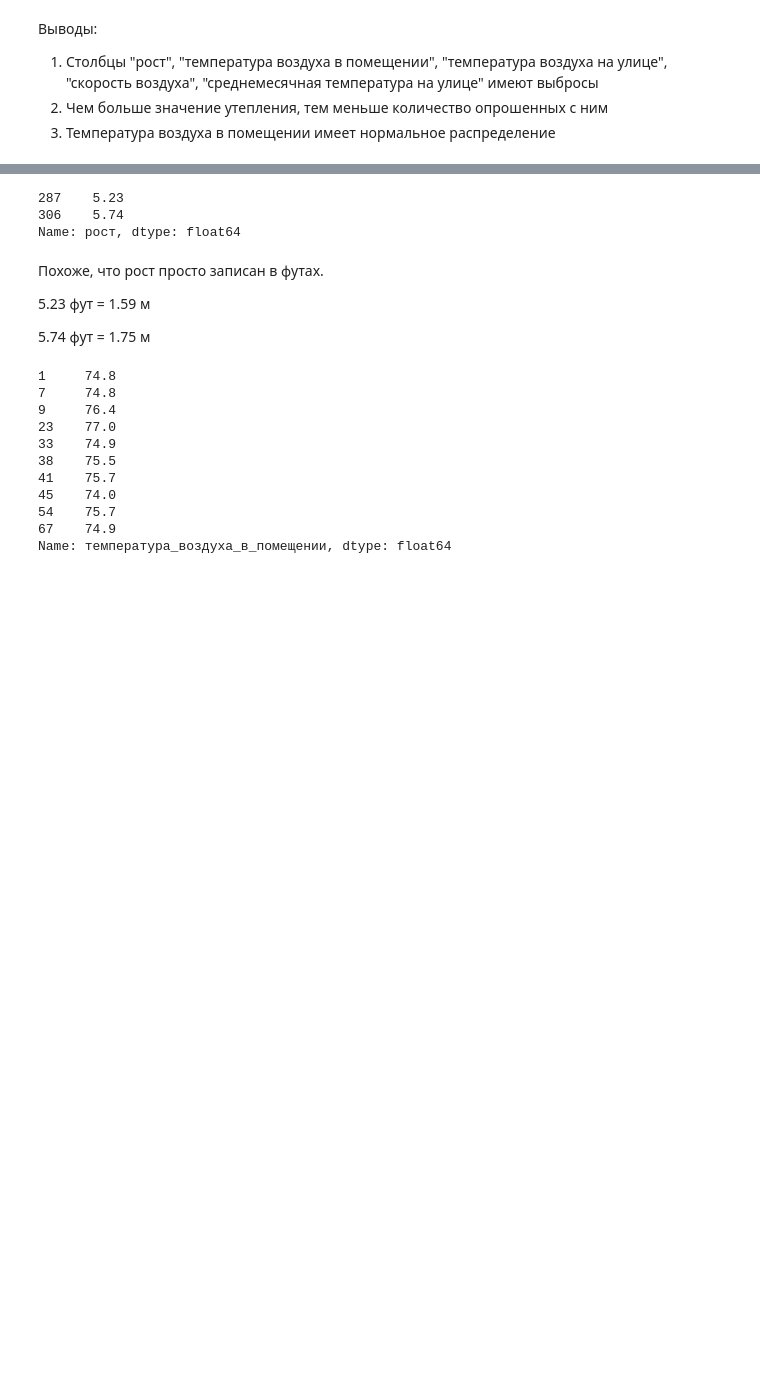
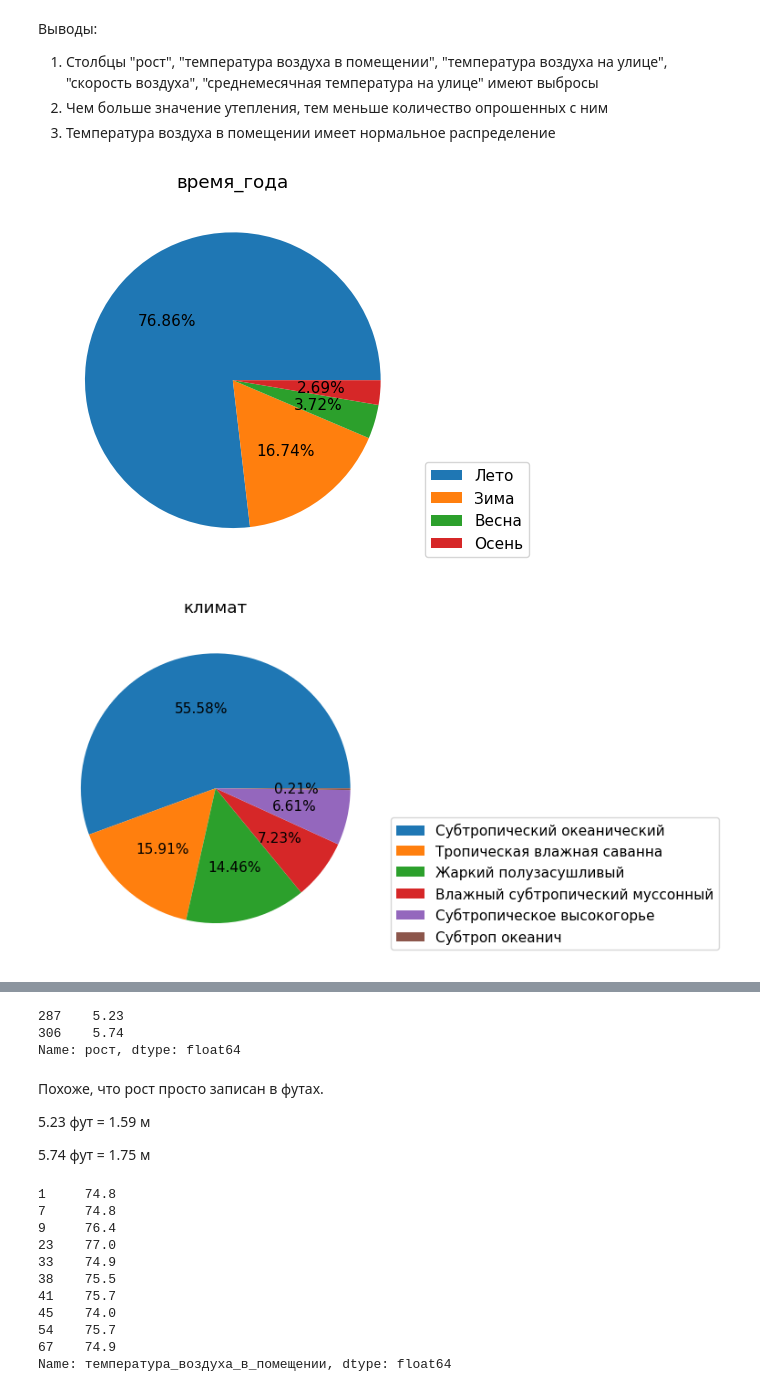
Before and after one commit to olegg366/SCHAD_household_services_09, a Jupyter notebook: main.ipynb, the cells around one changed output, grey strips where cells are left out. Drawn from its saved outputs; the diff is of its cells as text; code cells hidden in the pictures; blank space fills up the shorter version.

```diff
--- a/main.ipynb
+++ b/main.ipynb
@@ -115,21 +138,27 @@ plot_hist(df, ["возраст", "рост", "вес",'утепление', "т
 1. Столбцы "рост", "температура воздуха в помещении", "температура воздуха на улице", "скорость воздуха", "среднемесячная температура на улице" имеют выбросы
 2. Чем больше значение утепления, тем меньше количество опрошенных с ним
 3. Температура воздуха в помещении имеет нормальное распределение
+# %%
+def diagramma(y, name=None):
+  y_v = y.value_counts()
+  plt.pie(y_v, autopct='%.2f%%')
+  plt.legend(y_v.index, loc='lower left', bbox_to_anchor=(1.0, 0., 0.5, 0.5))
+  if name is None:
+    plt.title(y.name)
+  else:
+    plt.title(name)
+  plt.show()
 # %%
-def diagramma(y):
-  y_v = y.value_counts()
-  plt.pie(y_v, autopct='%.2f%%')
-  plt.legend(y_v.index, loc='lower left', bbox_to_anchor=(1.0, 0., 0.5, 0.5))
-  plt.title(y.name)
-  plt.show()
-
 diagramma(df["время_года"])
 diagramma(df["климат"])
 diagramma(df["город"])
 diagramma(df["страна"])
 diagramma(df["способ_охлаждения"])
 diagramma(df["режим_при_смешанном_типе_охлаждения"])
 diagramma(df["способ_обогрева"])
 diagramma(df["пол"])
 diagramma(df["предпочтительное_изменение_температуры"])
 diagramma(df["предпочтительное_изменение_движения_воздуха"])
+# %% [output]
+[figure, added]
+[figure, added]
```
Also changed, not shown: parts of 21 cells of this notebook.
